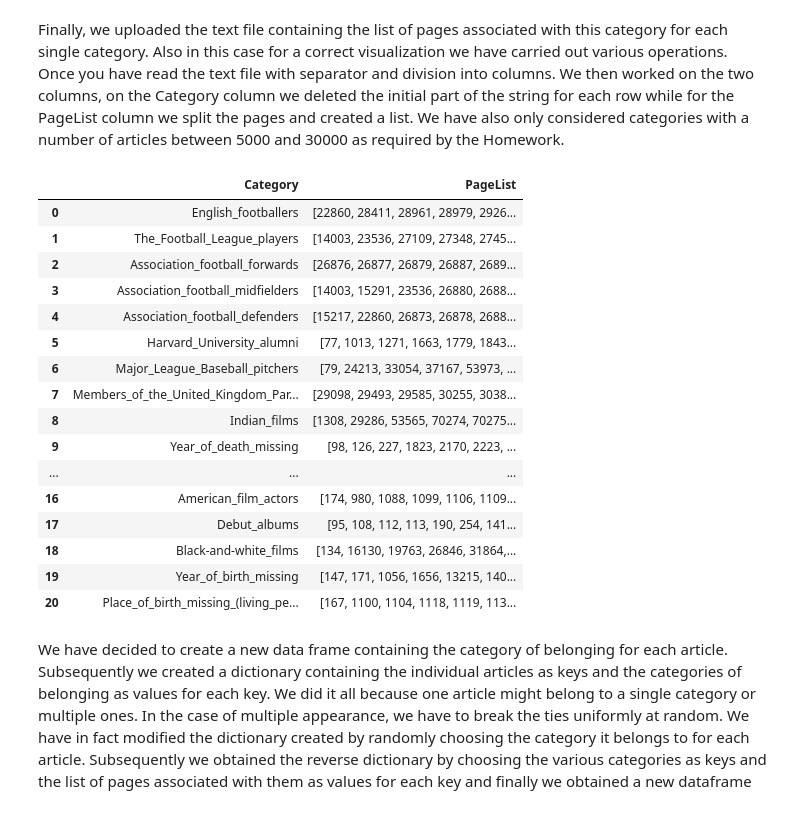
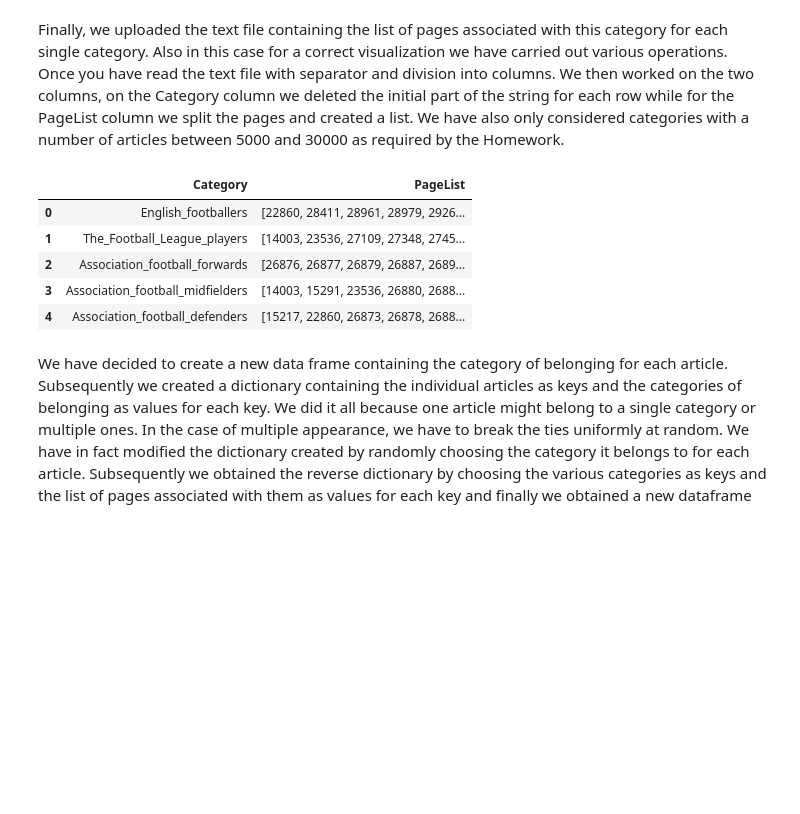
Before and after one commit to AntonioZappia/ADM-HW5, a Jupyter notebook: main.ipynb, the cells around one changed output. Drawn from its saved outputs; the diff is of its cells as text; code cells hidden in the pictures; blank space fills up the shorter version.

```diff
--- a/main.ipynb
+++ b/main.ipynb
@@ -60,25 +47,14 @@ Finally, we uploaded the text file containing the list of pages associated with
 # %%
 data_cat = functions.read_top_categories('Categories.txt')
 # %%
-data_cat
+data_cat.head()
 # %% [output]
 |  | Category | PageList |
 | 0 | English_footballers | [22860, 28411, 28961, 28979, 2926... |
 | 1 | The_Football_League_players | [14003, 23536, 27109, 27348, 2745... |
 | 2 | Association_football_forwards | [26876, 26877, 26879, 26887, 2689... |
 | 3 | Association_football_midfielders | [14003, 15291, 23536, 26880, 2688... |
 | 4 | Association_football_defenders | [15217, 22860, 26873, 26878, 2688... |
-| 5 | Harvard_University_alumni | [77, 1013, 1271, 1663, 1779, 1843... |
-| 6 | Major_League_Baseball_pitchers | [79, 24213, 33054, 37167, 53973, ... |
-| 7 | Members_of_the_United_Kingdom_Par... | [29098, 29493, 29585, 30255, 3038... |
-| 8 | Indian_films | [1308, 29286, 53565, 70274, 70275... |
-| 9 | Year_of_death_missing | [98, 126, 227, 1823, 2170, 2223, ... |
-| ... | ... | ... |
-| 16 | American_film_actors | [174, 980, 1088, 1099, 1106, 1109... |
-| 17 | Debut_albums | [95, 108, 112, 113, 190, 254, 141... |
-| 18 | Black-and-white_films | [134, 16130, 19763, 26846, 31864,... |
-| 19 | Year_of_birth_missing | [147, 171, 1056, 1656, 13215, 140... |
-| 20 | Place_of_birth_missing_(living_pe... | [167, 1100, 1104, 1118, 1119, 113... |
 # %% [markdown]
 We have decided to create a new data frame containing the category of belonging for each article. Subsequently we created a dictionary containing the individual articles as keys and the categories of belonging as values for each key. We did it all because one article might belong to a single category or multiple ones. In the case of multiple appearance, we have to break the ties uniformly at random. We have in fact modified the dictionary created by randomly choosing the category it belongs to for each article. Subsequently we obtained the reverse dictionary by choosing the various categories as keys and the list of pages associated with them as values for each key and finally we obtained a new dataframe
 # %%
```
Also changed, not shown: parts of 17 cells of this notebook, 1 other file.
